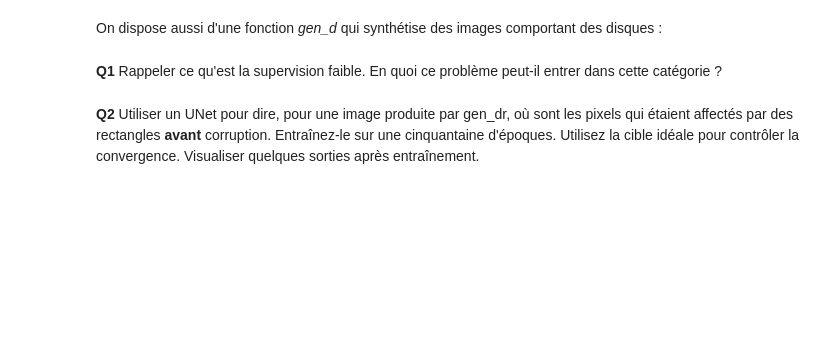
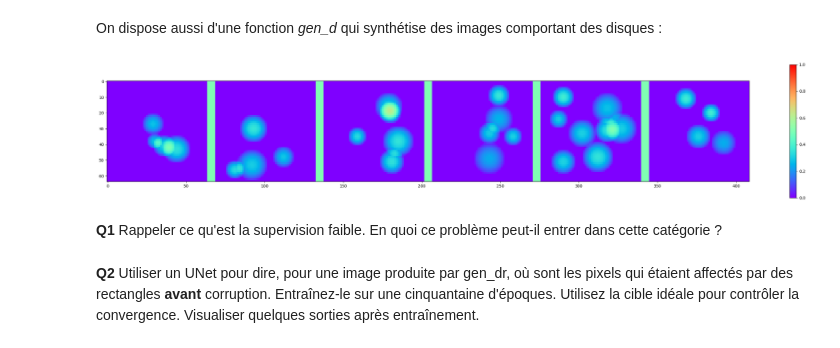
Before and after one commit to zakariaabou/exam_2025_session2, a Jupyter notebook: notebooks/exercices_session2.ipynb, the cells around one changed output. Cells and saved outputs as stored; diff of their text form; code cells hidden in the pictures; blank space fills up the shorter version.

```diff
--- a/notebooks/exercices_session2.ipynb
+++ b/notebooks/exercices_session2.ipynb
@@ -41,5 +58,12 @@ def gen_d(n):
 # %% [markdown]
 On dispose aussi d'une fonction *gen_d* qui synthétise des images comportant des disques :
+# %%
+discs = gen_d(6)
+# Discs
+fig2 = plt.figure(0, figsize=(36, 6))
+voir_batch2D(discs, 6, fig2, k=0, min_scale=0,max_scale=1)
+# %% [output]
+[figure, added]
 # %% [markdown]
 **Q1** Rappeler ce qu'est la supervision faible. En quoi ce problème peut-il entrer dans cette catégorie ?
 # %% [markdown]
```
Also changed, not shown: parts of 9 cells of this notebook.
